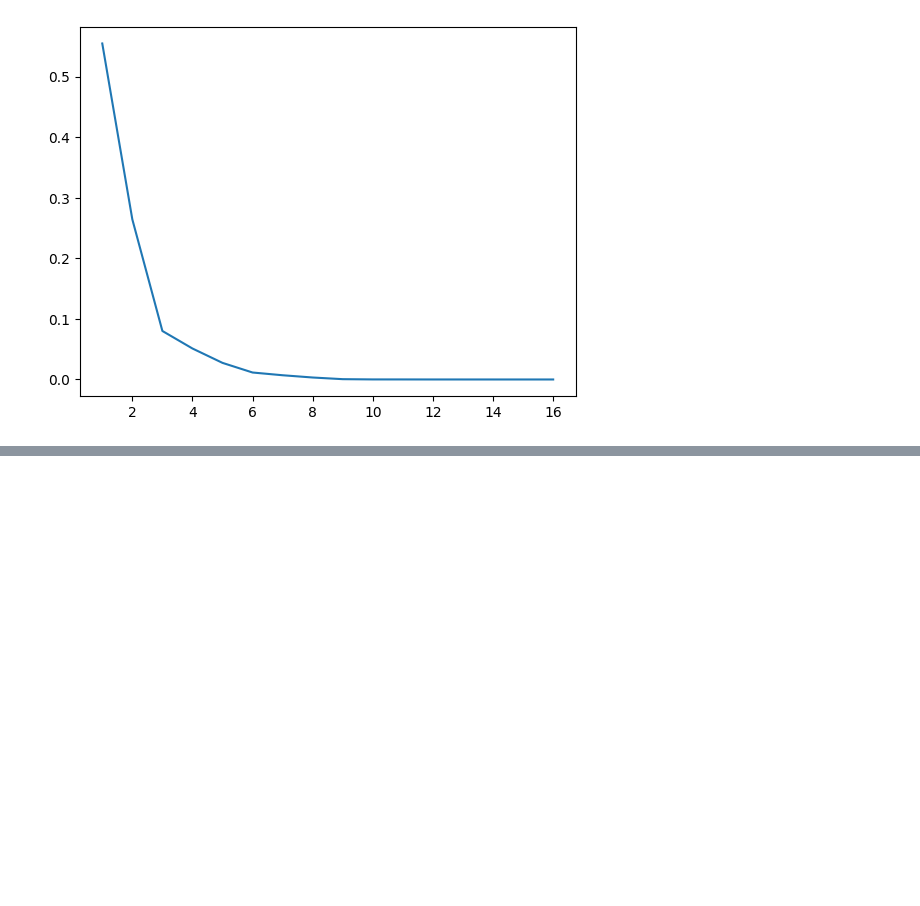
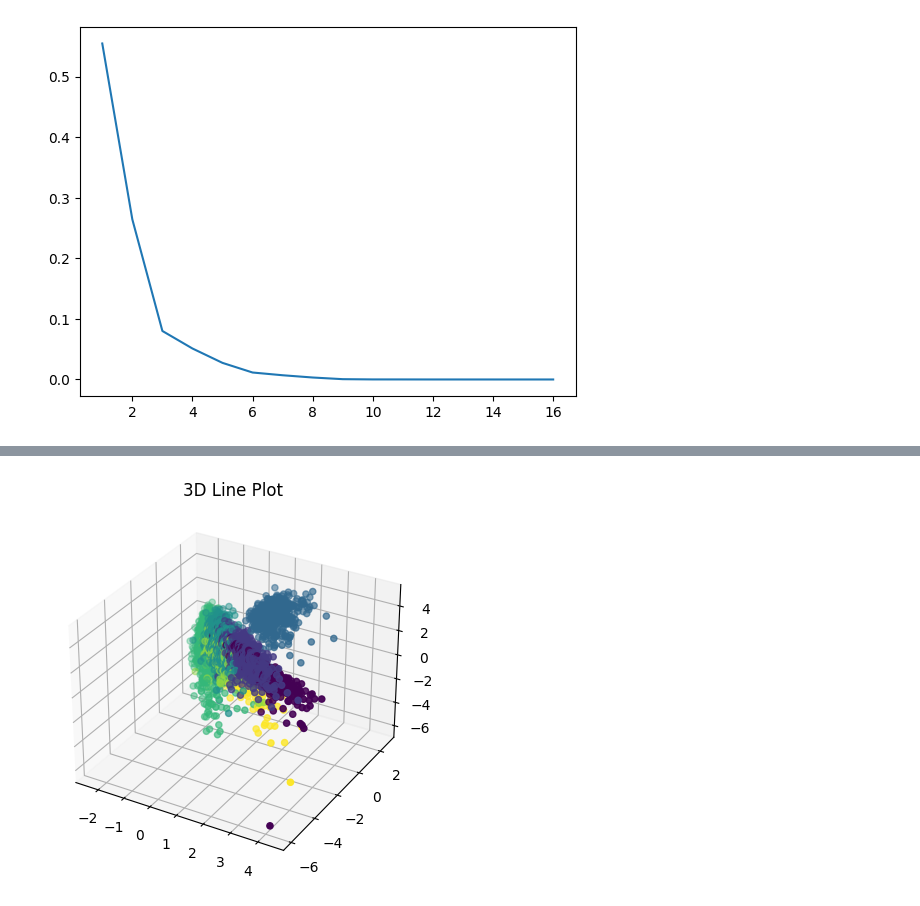
Before and after one commit to alessimichele/Unsupervised-Learning-2023, a Jupyter notebook: my_solution/Lab2.ipynb, the cells around one changed output, grey strips where cells are left out. Saved outputs shown, nothing was run; the diff lists cells and outputs as text; code cells hidden in the pictures; blank space fills up the shorter version.

```diff
--- a/my_solution/Lab2.ipynb
+++ b/my_solution/Lab2.ipynb
@@ -108,0 +125,15 @@ plt.show()
+# %%
+# create a 3D plot
+fig = plt.figure()
+ax = plt.axes(projection='3d')
+
+# plot the data
+ax.scatter(first_comp, second_comp, third_comp, c = y)
+
+# set the plot title and labels
+ax.set_title('3D Line Plot')
+
+# show the plot
+plt.show()
+# %% [output]
+[figure, added]
```
Also changed, not shown: parts of 4 cells of this notebook, 5 other files.
